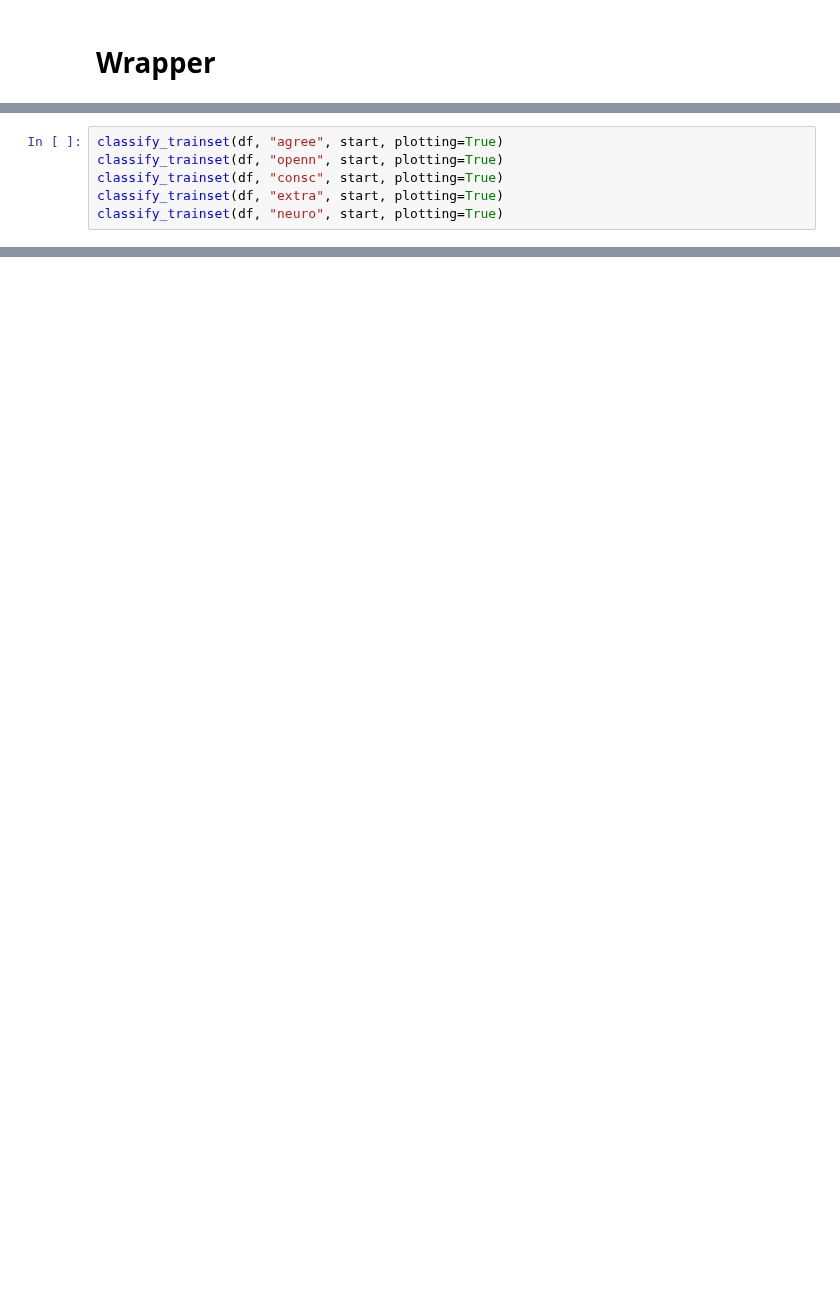
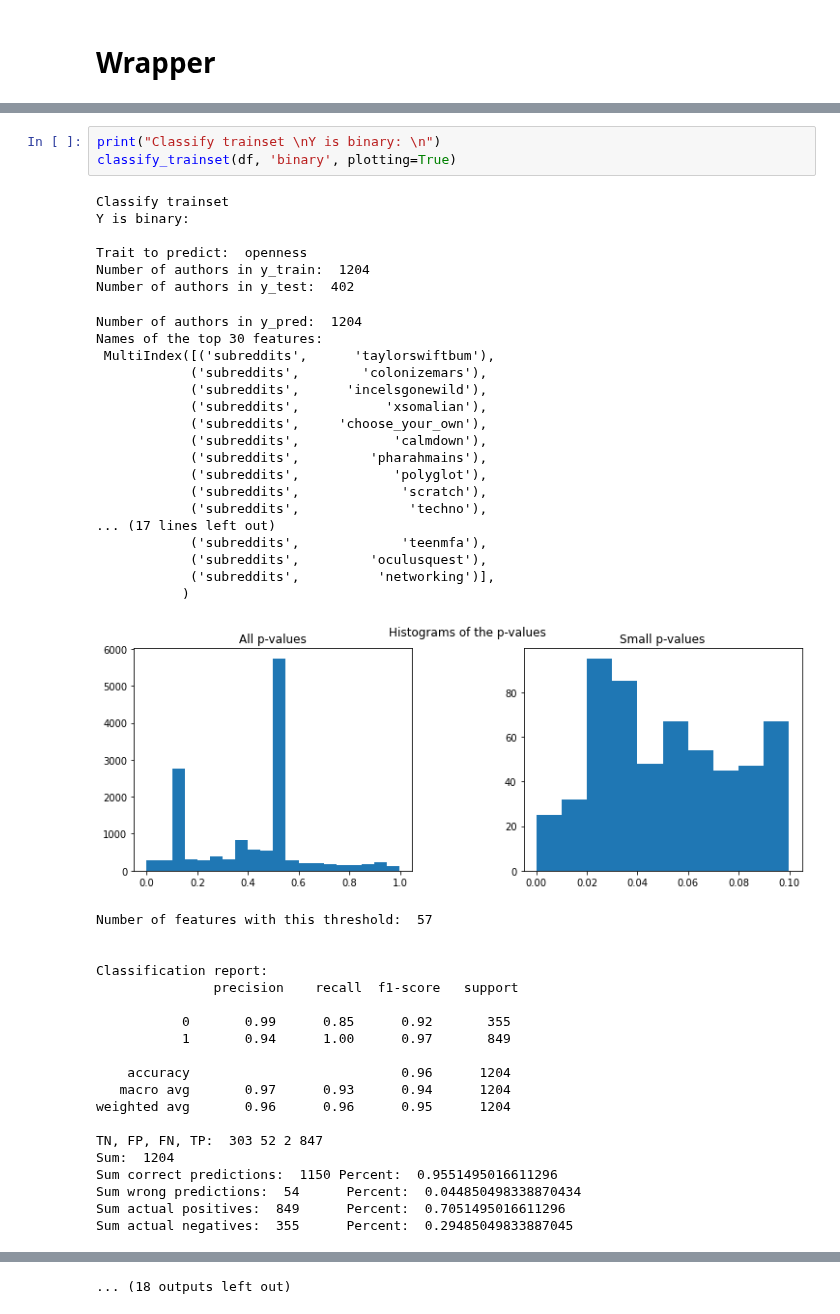
Before and after one commit to sophiasylvester/Big5-NLP, a Jupyter notebook: classifier.ipynb, the cells around one changed output, grey strips where cells are left out. Drawn from its saved outputs; the diff is of its cells as text; blank space fills up the shorter version.

```diff
--- a/classifier.ipynb
+++ b/classifier.ipynb
@@ -541,6 +705,0 @@ Number of authors:  422
-# %%
-classify_trainset(df, "agree", start, plotting=True)
-classify_trainset(df, "openn", start, plotting=True)
-classify_trainset(df, "consc", start, plotting=True)
-classify_trainset(df, "extra", start, plotting=True)
-classify_trainset(df, "neuro", start, plotting=True)
@@ -613,0 +708,47 @@ weighted avg       0.85      0.84      0.83       316
+# %%
+print("Classify trainset \nY is binary: \n")
+classify_trainset(df, 'binary', plotting=True)
+# %% [output]
+Classify trainset
+Y is binary:
+
+Trait to predict:  openness
+Number of authors in y_train:  1204
+Number of authors in y_test:  402
+Number of authors in y_pred:  1204
+Names of the top 30 features:
+ MultiIndex([('subreddits',      'taylorswiftbum'),
+            ('subreddits',        'colonizemars'),
+            ('subreddits',      'incelsgonewild'),
+            ('subreddits',           'xsomalian'),
+            ('subreddits',     'choose_your_own'),
+            ('subreddits',            'calmdown'),
+            ('subreddits',         'pharahmains'),
+            ('subreddits',            'polyglot'),
+            ('subreddits',             'scratch'),
+            ('subreddits',              'techno'),
+... (17 lines left out)
+            ('subreddits',             'teenmfa'),
+            ('subreddits',         'oculusquest'),
+            ('subreddits',          'networking')],
+           )
+[figure, added]
+Number of features with this threshold:  57
+
+
+Classification report:
+               precision    recall  f1-score   support
+
+           0       0.99      0.85      0.92       355
+           1       0.94      1.00      0.97       849
+
+    accuracy                           0.96      1204
+   macro avg       0.97      0.93      0.94      1204
+weighted avg       0.96      0.96      0.95      1204
+
+TN, FP, FN, TP:  303 52 2 847
+Sum:  1204
+Sum correct predictions:  1150 Percent:  0.9551495016611296
+Sum wrong predictions:  54      Percent:  0.044850498338870434
+Sum actual positives:  849      Percent:  0.7051495016611296
+Sum actual negatives:  355      Percent:  0.29485049833887045
@@ -613,0 +799 @@ weighted avg       0.85      0.84      0.83       316
+... (18 outputs left out)
```
Also changed, not shown: parts of 32 cells of this notebook.
